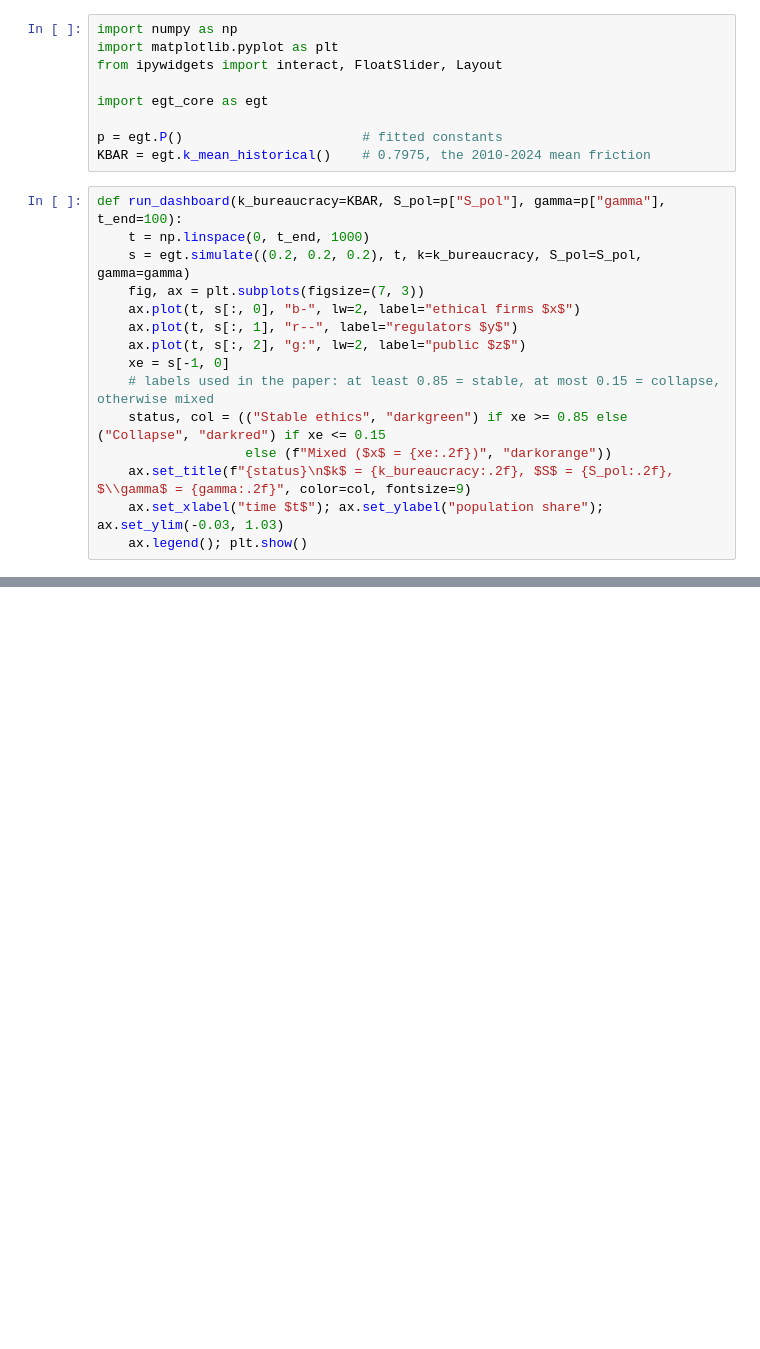
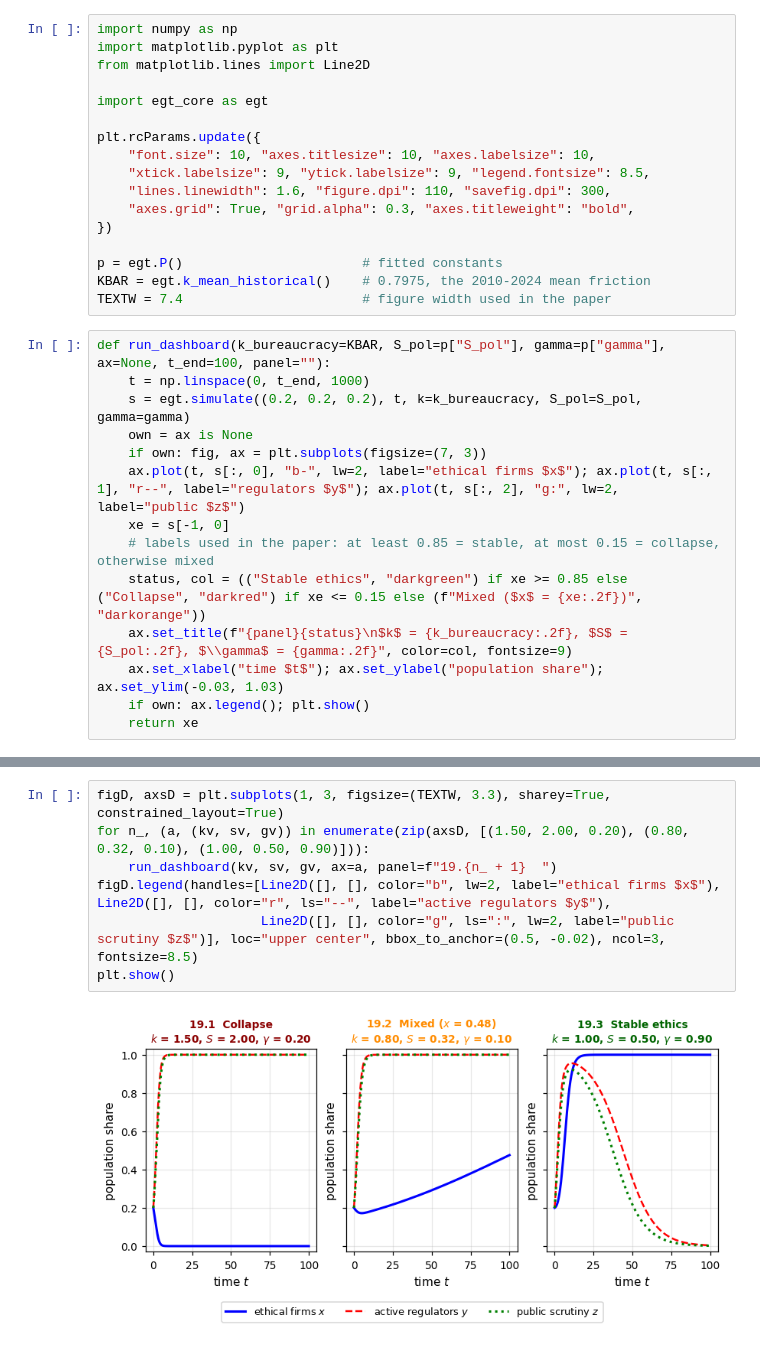
Before and after one commit to alannap27/EGT-Pharma-Ethics, a Jupyter notebook: interactive_dashboard.ipynb, the cells around one changed output, grey strips where cells are left out. Cells and saved outputs as stored; diff of their text form; blank space fills up the shorter version.

```diff
--- a/interactive_dashboard.ipynb
+++ b/interactive_dashboard.ipynb
@@ -11,24 +11,31 @@ Run all cells. The first one fits the model, which takes a few seconds.
 # %%
 import numpy as np
 import matplotlib.pyplot as plt
-from ipywidgets import interact, FloatSlider, Layout
+from matplotlib.lines import Line2D
 
 import egt_core as egt
 
+plt.rcParams.update({
+    "font.size": 10, "axes.titlesize": 10, "axes.labelsize": 10,
+    "xtick.labelsize": 9, "ytick.labelsize": 9, "legend.fontsize": 8.5,
+    "lines.linewidth": 1.6, "figure.dpi": 110, "savefig.dpi": 300,
+    "axes.grid": True, "grid.alpha": 0.3, "axes.titleweight": "bold",
+})
+
 p = egt.P()                       # fitted constants
 KBAR = egt.k_mean_historical()    # 0.7975, the 2010-2024 mean friction
+TEXTW = 7.4                       # figure width used in the paper
 # %%
-def run_dashboard(k_bureaucracy=KBAR, S_pol=p["S_pol"], gamma=p["gamma"], t_end=100):
+def run_dashboard(k_bureaucracy=KBAR, S_pol=p["S_pol"], gamma=p["gamma"], ax=None, t_end=100, panel=""):
     t = np.linspace(0, t_end, 1000)
     s = egt.simulate((0.2, 0.2, 0.2), t, k=k_bureaucracy, S_pol=S_pol, gamma=gamma)
-    fig, ax = plt.subplots(figsize=(7, 3))
-    ax.plot(t, s[:, 0], "b-", lw=2, label="ethical firms $x$")
-    ax.plot(t, s[:, 1], "r--", label="regulators $y$")
-    ax.plot(t, s[:, 2], "g:", lw=2, label="public $z$")
+    own = ax is None
+    if own: fig, ax = plt.subplots(figsize=(7, 3))
+    ax.plot(t, s[:, 0], "b-", lw=2, label="ethical firms $x$"); ax.plot(t, s[:, 1], "r--", label="regulators $y$"); ax.plot(t, s[:, 2], "g:", lw=2, label="public $z$")
     xe = s[-1, 0]
     # labels used in the paper: at least 0.85 = stable, at most 0.15 = collapse, otherwise mixed
-    status, col = (("Stable ethics", "darkgreen") if xe >= 0.85 else ("Collapse", "darkred") if xe <= 0.15
-                   else (f"Mixed ($x$ = {xe:.2f})", "darkorange"))
-    ax.set_title(f"{status}\n$k$ = {k_bureaucracy:.2f}, $S$ = {S_pol:.2f}, $\\gamma$ = {gamma:.2f}", color=col, fontsize=9)
+    status, col = (("Stable ethics", "darkgreen") if xe >= 0.85 else ("Collapse", "darkred") if xe <= 0.15 else (f"Mixed ($x$ = {xe:.2f})", "darkorange"))
+    ax.set_title(f"{panel}{status}\n$k$ = {k_bureaucracy:.2f}, $S$ = {S_pol:.2f}, $\\gamma$ = {gamma:.2f}", color=col, fontsize=9)
     ax.set_xlabel("time $t$"); ax.set_ylabel("population share"); ax.set_ylim(-0.03, 1.03)
-    ax.legend(); plt.show()
+    if own: ax.legend(); plt.show()
+    return xe
@@ -34,0 +47,9 @@ def run_dashboard(k_bureaucracy=KBAR, S_pol=p["S_pol"], gamma=p["gamma"], t_end=
+# %%
+figD, axsD = plt.subplots(1, 3, figsize=(TEXTW, 3.3), sharey=True, constrained_layout=True)
+for n_, (a, (kv, sv, gv)) in enumerate(zip(axsD, [(1.50, 2.00, 0.20), (0.80, 0.32, 0.10), (1.00, 0.50, 0.90)])):
+    run_dashboard(kv, sv, gv, ax=a, panel=f"19.{n_ + 1}  ")
+figD.legend(handles=[Line2D([], [], color="b", lw=2, label="ethical firms $x$"), Line2D([], [], color="r", ls="--", label="active regulators $y$"),
+                     Line2D([], [], color="g", ls=":", lw=2, label="public scrutiny $z$")], loc="upper center", bbox_to_anchor=(0.5, -0.02), ncol=3, fontsize=8.5)
+plt.show()
+# %% [output]
+[figure, added]
```
Also changed, not shown: parts of 4 cells of this notebook.
